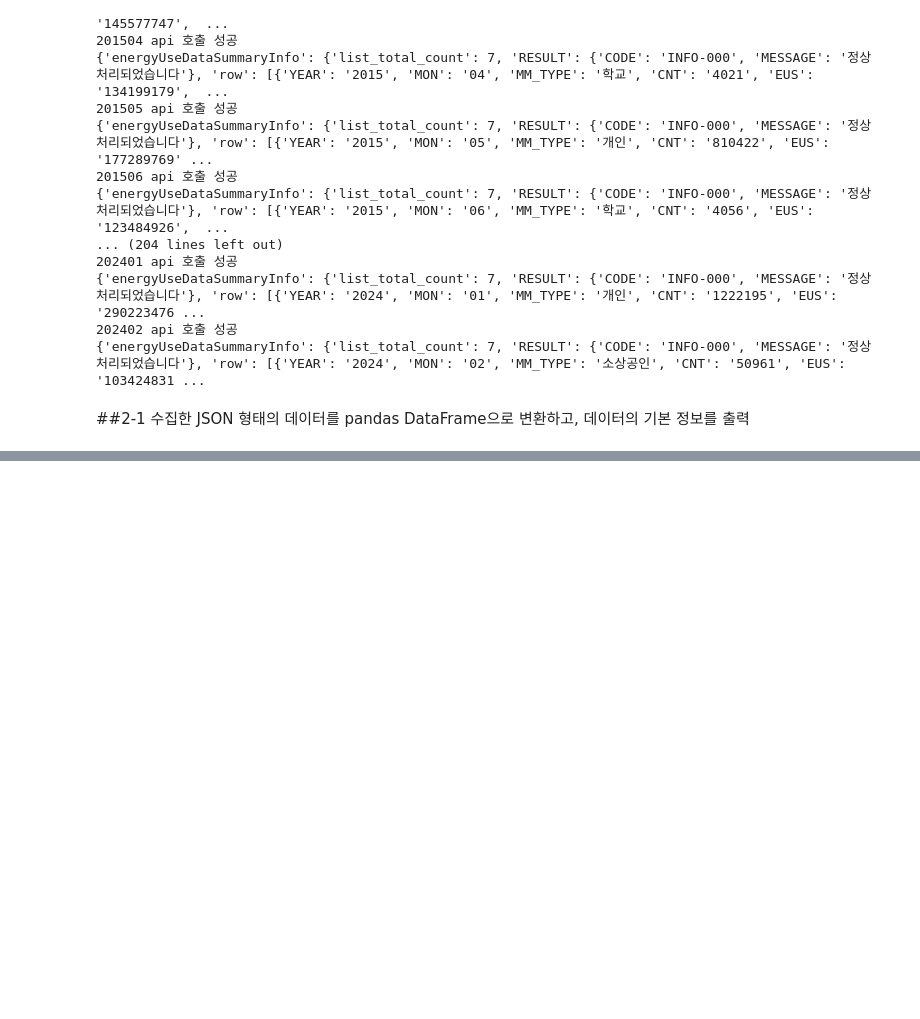
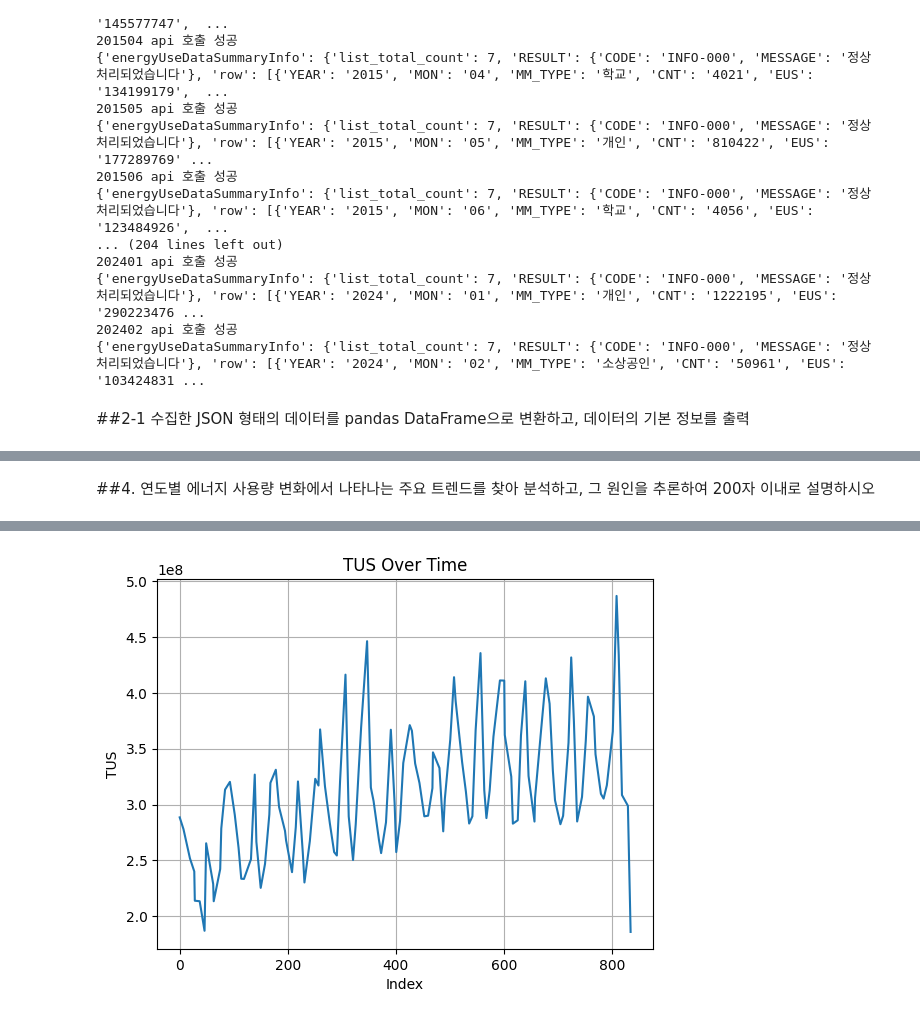
Before and after one commit to geelmens/Data-Analysis-with-Open-Source, a Jupyter notebook: 오픈소스_데이터_분석_4강.ipynb, the cells around one changed output, grey strips where cells are left out. Cells and saved outputs as stored; diff of their text form; code cells hidden in the pictures; blank space fills up the shorter version.

```diff
--- a/오픈소스_데이터_분석_4강.ipynb
+++ b/오픈소스_데이터_분석_4강.ipynb
@@ -301,0 +410,3 @@ print(df_all)
+# %% [markdown]
+##4.
+연도별 에너지 사용량 변화에서 나타나는 주요 트렌드를 찾아 분석하고, 그 원인을 추론하여 200자 이내로 설명하시오
@@ -301,0 +416,8 @@ print(df_all)
+# %%
+df_fin['TUS'].plot(kind='line')
+plt.title('TUS Over Time')
+plt.xlabel('Index')  # or use df['month'] if you want months on x-axis
+plt.ylabel('TUS')
+plt.grid(True)
+plt.show()
+# %% [output]
@@ -301,0 +441 @@ print(df_all)
+[figure, added]
```
Also changed, not shown: parts of 15 cells of this notebook.
